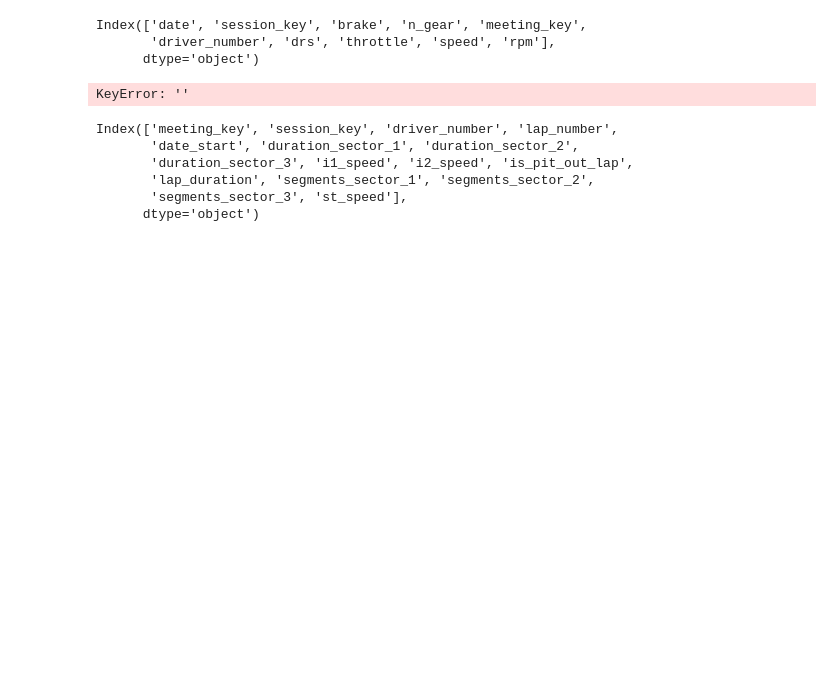
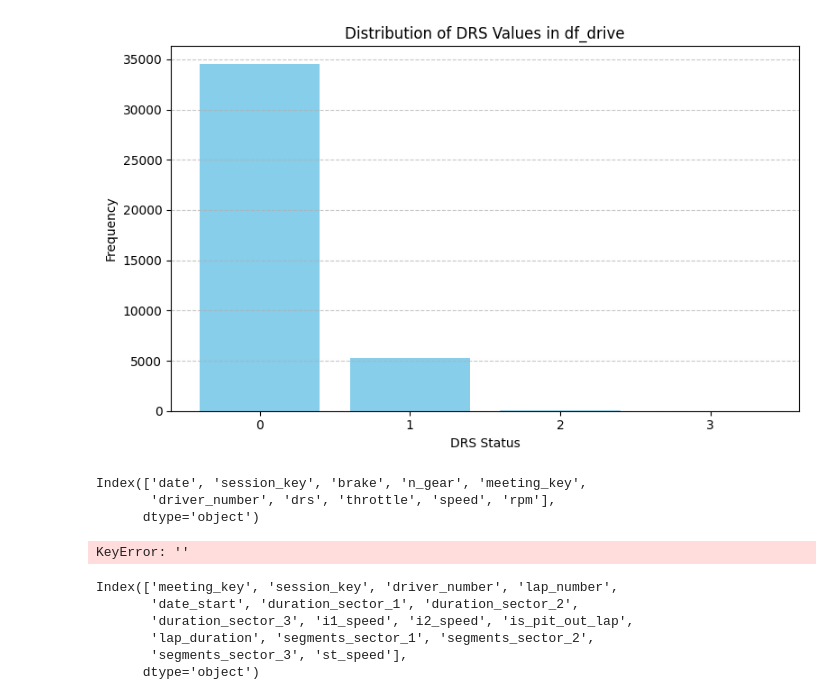
Before and after one commit to JigyashuSaravta/2025Spring_Final_F1, a Jupyter notebook: eda.ipynb, the cells around one changed output. Saved outputs shown, nothing was run; the diff lists cells and outputs as text; code cells hidden in the pictures; blank space fills up the shorter version.

```diff
--- a/eda.ipynb
+++ b/eda.ipynb
@@ -10,5 +11,19 @@ df_stints = pd.read_csv('monaco_2023_stints.csv')
 df_drive['date'] = df_drive['date'].astype(str)
 df_lap['date_start'] = df_lap['date_start'].astype(str)
 # %%
-df_drive.head()
+drs_counts = df_drive['drs'].value_counts().sort_index()
+
+# Create the bar plot
+plt.figure(figsize=(8, 5))
+plt.bar(drs_counts.index.astype(str), drs_counts.values, color='skyblue')
+
+# Add labels and title
+plt.xlabel("DRS Status")
+plt.ylabel("Frequency")
+plt.title("Distribution of DRS Values in df_drive")
+plt.xticks(rotation=0)
+plt.grid(axis='y', linestyle='--', alpha=0.7)
+
+plt.tight_layout()
+plt.show()
 # %% [output]
@@ -21,3 +30,4 @@ df_drive.head()
+[figure, added]
 # %%
 df_drive.columns
 # %% [output]
```
Also changed, not shown: parts of 4 cells of this notebook, 1 other file.
